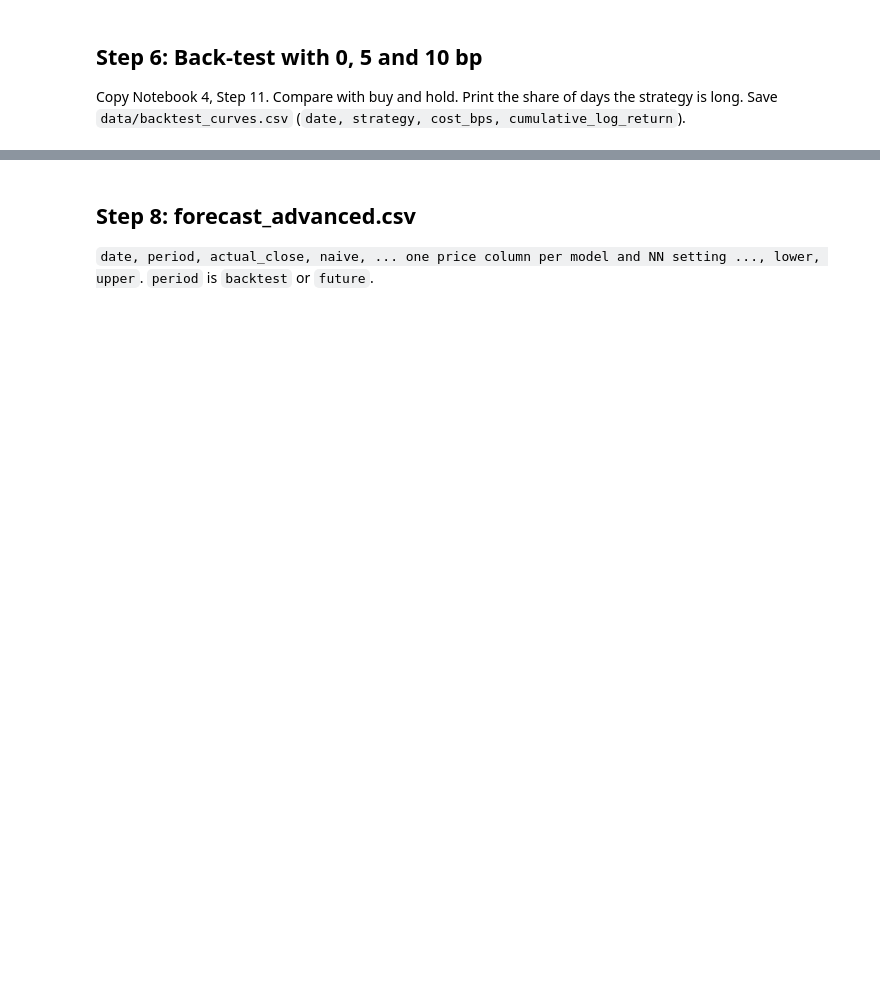
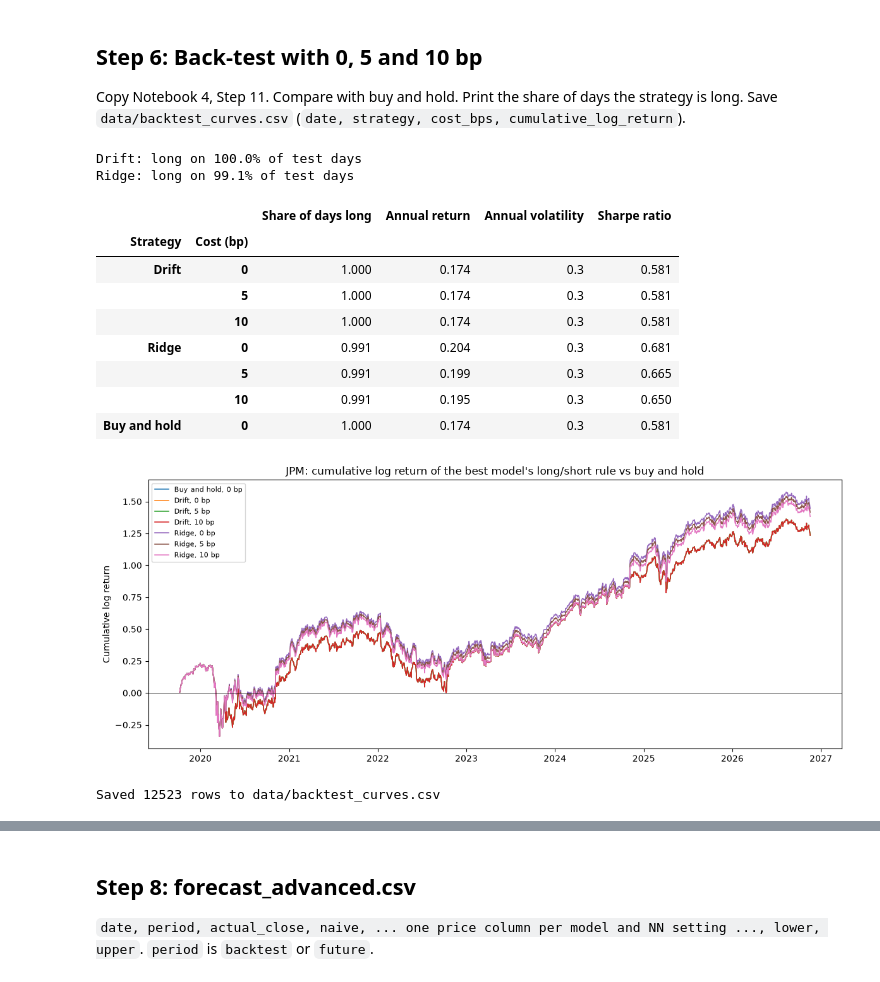
Before and after one commit to Matrixbenny/smm-202604-c2-module7-time-series, a Jupyter notebook: lab_6_backtest_and_powerbi_export.ipynb, the cells around one changed output, grey strips where cells are left out. Cells and saved outputs as stored; diff of their text form; code cells hidden in the pictures; blank space fills up the shorter version.

Commit message:
Lab 6: master table, back-test with costs, Power BI files

```diff
--- a/lab_6_backtest_and_powerbi_export.ipynb
+++ b/lab_6_backtest_and_powerbi_export.ipynb
@@ -74,4 +137,11 @@ Every model plus naive, with DM and hit rate. Add the neural network rows to `ou
 
 State the rule (lowest RMSE on the common days) and apply it.
 # %%
-# TODO
+candidates = master_table.drop(index=["Naive (no change)"])
+ranked = candidates["RMSE ($)"].sort_values()
+display(ranked.round(4))
+best_overall = ranked.index[0]
+best_with_predictors = [m for m in ranked.index if m not in ("Drift", "Simple exponential smoothing", "ARIMA", "ARMA(1,0)")][0]
+print("Lowest RMSE of all models      :", best_overall)
+print("Lowest RMSE using our predictors:", best_with_predictors)
+backtest_models = list(dict.fromkeys([best_overall, best_with_predictors]))
@@ -80,7 +164,48 @@ State the rule (lowest RMSE on the common days) and apply it.
 
 Copy Notebook 4, Step 11. Compare with buy and hold. Print the share of days the strategy is long. Save `data/backtest_curves.csv` (`date, strategy, cost_bps, cumulative_log_return`).
 # %%
-# TODO
+rows, curve_frames = [], []
+for name in backtest_models:
+    share_long = (predictions[name] > 0).mean()
+    print(f"{name}: long on {share_long:.1%} of test days")
+    for cost in (0, 5, 10):
+        daily = simple_backtest(actual.values, predictions[name].values, cost_bps=cost)
+        rows.append({"Strategy": name, "Cost (bp)": cost, "Share of days long": share_long,
+                     **backtest_summary(daily).to_dict()})
+        curve_frames.append(pd.DataFrame({"date": scored_rows, "strategy": name, "cost_bps": cost,
+                                          "cumulative_log_return": daily.cumsum().values}))
+bh = pd.Series(actual.values)
+rows.append({"Strategy": "Buy and hold", "Cost (bp)": 0, "Share of days long": 1.0, **backtest_summary(bh).to_dict()})
+curve_frames.append(pd.DataFrame({"date": scored_rows, "strategy": "Buy and hold", "cost_bps": 0,
+                                  "cumulative_log_return": bh.cumsum().values}))
+backtest_table = pd.DataFrame(rows).set_index(["Strategy", "Cost (bp)"])
+display(backtest_table.round(3))
+
+curves = pd.concat(curve_frames, ignore_index=True)
+fig, ax = plt.subplots(figsize=(12, 5))
+for (name, cost), g in curves.groupby(["strategy", "cost_bps"]):
+    ax.plot(g["date"], g["cumulative_log_return"], label=f"{name}, {cost} bp", linewidth=1.1)
+ax.axhline(0, color="black", linewidth=0.6)
+ax.set_title("JPM: cumulative log return of the best model's long/short rule vs buy and hold")
+ax.legend(fontsize=8); ax.set_ylabel("Cumulative log return"); plt.tight_layout(); plt.show()
+# the date the forecast is FOR is the next trading day
+curves["date"] = frame.index[frame.index.get_indexer(pd.to_datetime(curves["date"])) + 1]
+curves.to_csv(config.DATA_DIR / "backtest_curves.csv", index=False, date_format="%Y-%m-%d")
+print("Saved", len(curves), "rows to data/backtest_curves.csv")
+# %% [output]
+Drift: long on 100.0% of test days
+Ridge: long on 99.1% of test days
+|  |  | Share of days long | Annual return | Annual volatility | Sharpe ratio |
+| Strategy | Cost (bp) |  |  |  |  |
+| Drift | 0 | 1.000 | 0.174 | 0.3 | 0.581 |
+|  | 5 | 1.000 | 0.174 | 0.3 | 0.581 |
+|  | 10 | 1.000 | 0.174 | 0.3 | 0.581 |
+| Ridge | 0 | 0.991 | 0.204 | 0.3 | 0.681 |
+|  | 5 | 0.991 | 0.199 | 0.3 | 0.665 |
+|  | 10 | 0.991 | 0.195 | 0.3 | 0.650 |
+| Buy and hold | 0 | 1.000 | 0.174 | 0.3 | 0.581 |
+[figure, added]
+Saved 12523 rows to data/backtest_curves.csv
 # %% [markdown]
 ## Step 7: Why this is not a trading recommendation
 
```
Also changed, not shown: parts of 10 cells of this notebook, 4 other files.
